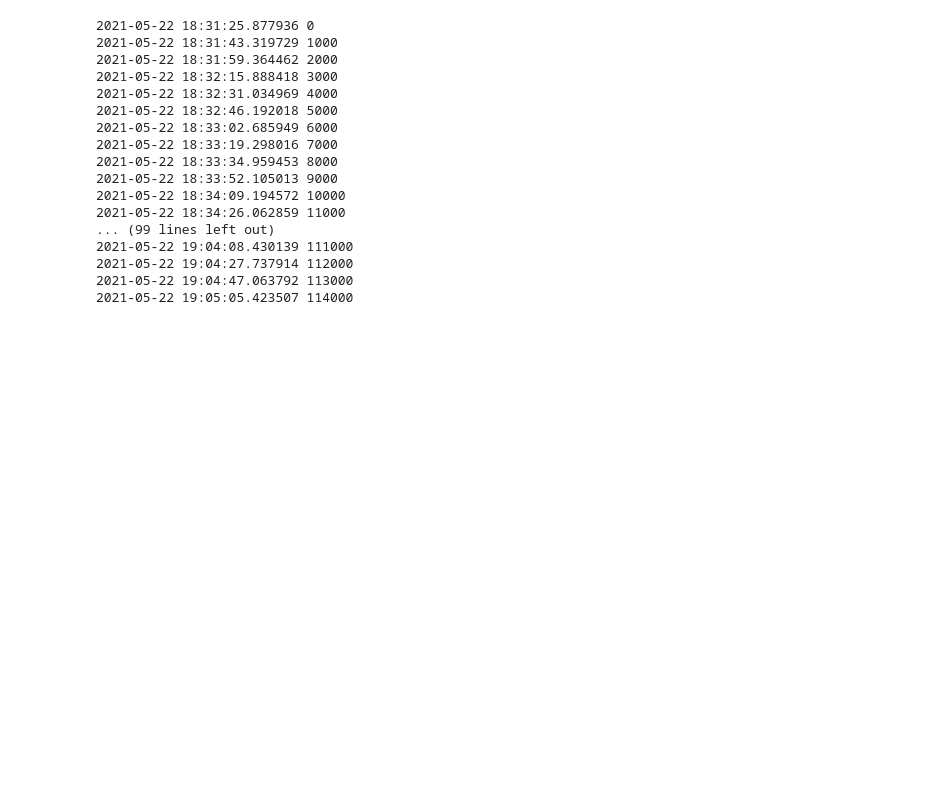
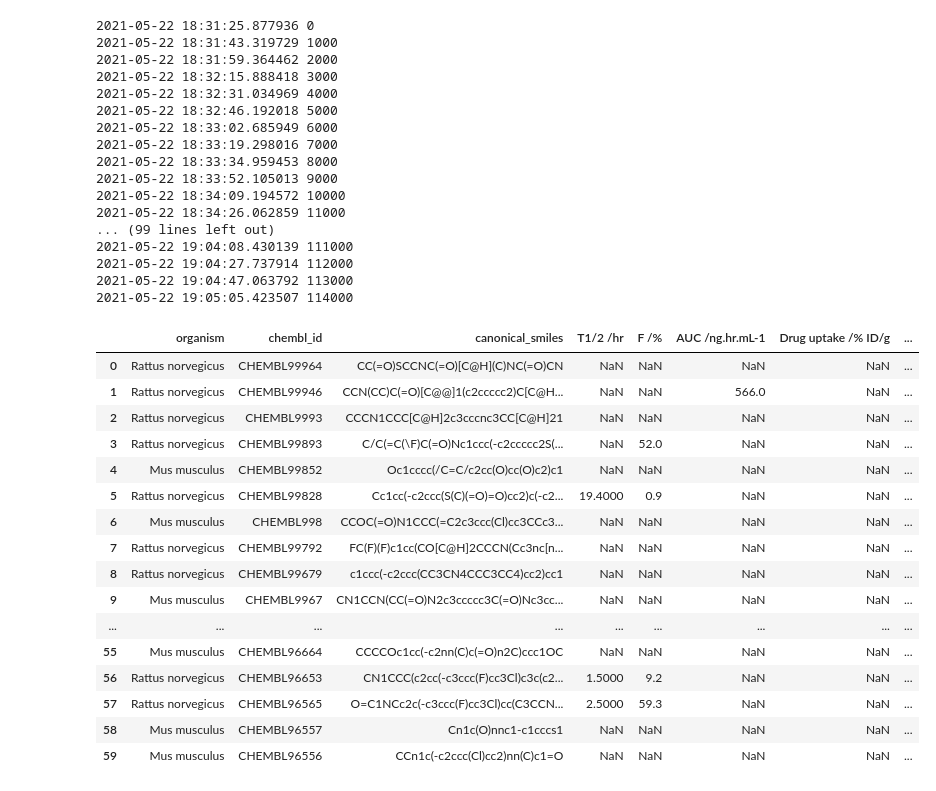
Before and after one commit to Cargill-Capstone2021/ADME-modeling-for-Cargill, a Jupyter notebook: working/data_preparation.ipynb, the cells around one changed output. Saved outputs shown, nothing was run; the diff lists cells and outputs as text; code cells hidden in the pictures; blank space fills up the shorter version.

```diff
--- a/working/data_preparation.ipynb
+++ b/working/data_preparation.ipynb
@@ -2,4 +2,4 @@
 import pandas as pd
 import numpy as np
 # %%
-df_cattle = pd.read_csv('cattle.csv',sep=';')
+df = pd.read_csv('cattle.csv',sep=';')
@@ -338,0 +477,20 @@ df_cattleplusrat_final.to_csv('cattleplusrat.csv', sep=';', index=False)
+# %%
+df_cattleplusrat_final.head(n=60)
+# %% [output]
+|  | organism | chembl_id | canonical_smiles | T1/2 /hr | F /% | AUC /ng.hr.mL-1 | Drug uptake /% ID/g | ... |
+| 0 | Rattus norvegicus | CHEMBL99964 | CC(=O)SCCNC(=O)[C@H](C)NC(=O)CN | NaN | NaN | NaN | NaN | ... |
+| 1 | Rattus norvegicus | CHEMBL99946 | CCN(CC)C(=O)[C@@]1(c2ccccc2)C[C@H... | NaN | NaN | 566.0 | NaN | ... |
+| 2 | Rattus norvegicus | CHEMBL9993 | CCCN1CCC[C@H]2c3cccnc3CC[C@H]21 | NaN | NaN | NaN | NaN | ... |
+| 3 | Rattus norvegicus | CHEMBL99893 | C/C(=C(\F)C(=O)Nc1ccc(-c2ccccc2S(... | NaN | 52.0 | NaN | NaN | ... |
+| 4 | Mus musculus | CHEMBL99852 | Oc1cccc(/C=C/c2cc(O)cc(O)c2)c1 | NaN | NaN | NaN | NaN | ... |
+| 5 | Rattus norvegicus | CHEMBL99828 | Cc1cc(-c2ccc(S(C)(=O)=O)cc2)c(-c2... | 19.4000 | 0.9 | NaN | NaN | ... |
+| 6 | Mus musculus | CHEMBL998 | CCOC(=O)N1CCC(=C2c3ccc(Cl)cc3CCc3... | NaN | NaN | NaN | NaN | ... |
+| 7 | Rattus norvegicus | CHEMBL99792 | FC(F)(F)c1cc(CO[C@H]2CCCN(Cc3nc[n... | NaN | NaN | NaN | NaN | ... |
+| 8 | Rattus norvegicus | CHEMBL99679 | c1ccc(-c2ccc(CC3CN4CCC3CC4)cc2)cc1 | NaN | NaN | NaN | NaN | ... |
+| 9 | Mus musculus | CHEMBL9967 | CN1CCN(CC(=O)N2c3ccccc3C(=O)Nc3cc... | NaN | NaN | NaN | NaN | ... |
+| ... | ... | ... | ... | ... | ... | ... | ... | ... |
+| 55 | Mus musculus | CHEMBL96664 | CCCCOc1cc(-c2nn(C)c(=O)n2C)ccc1OC | NaN | NaN | NaN | NaN | ... |
+| 56 | Rattus norvegicus | CHEMBL96653 | CN1CCC(c2cc(-c3ccc(F)cc3Cl)c3c(c2... | 1.5000 | 9.2 | NaN | NaN | ... |
+| 57 | Rattus norvegicus | CHEMBL96565 | O=C1NCc2c(-c3ccc(F)cc3Cl)cc(C3CCN... | 2.5000 | 59.3 | NaN | NaN | ... |
+| 58 | Mus musculus | CHEMBL96557 | Cn1c(O)nnc1-c1cccs1 | NaN | NaN | NaN | NaN | ... |
+| 59 | Mus musculus | CHEMBL96556 | CCn1c(-c2ccc(Cl)cc2)nn(C)c1=O | NaN | NaN | NaN | NaN | ... |
```
Also changed, not shown: parts of 7 cells of this notebook.
